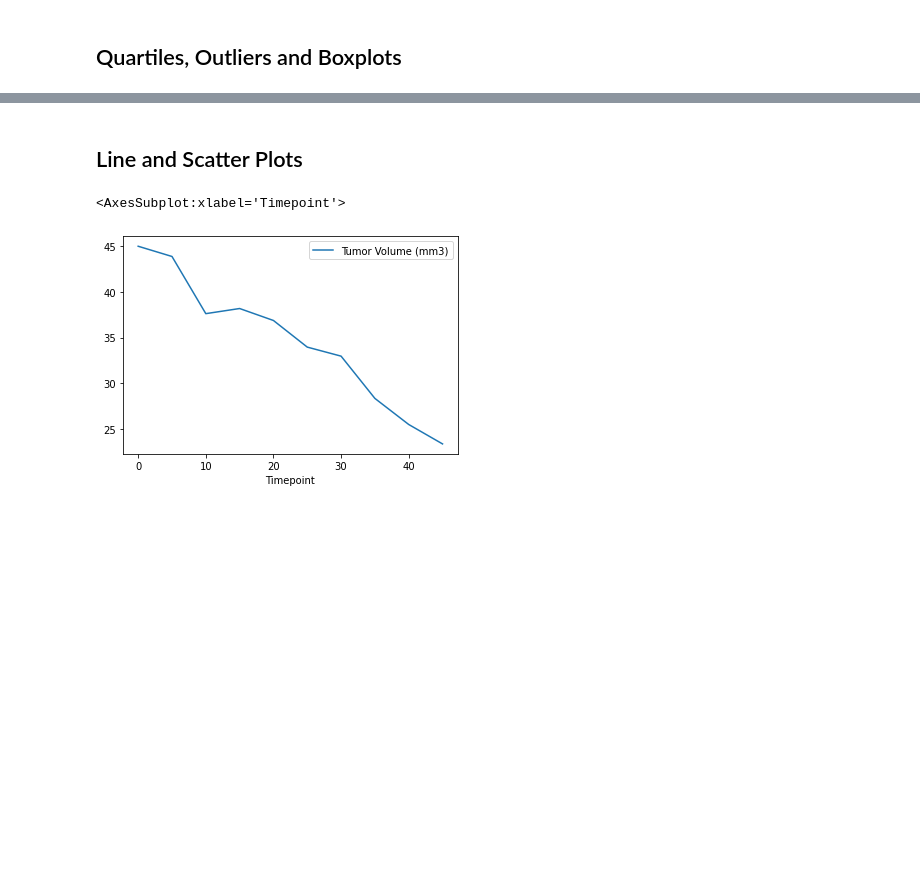
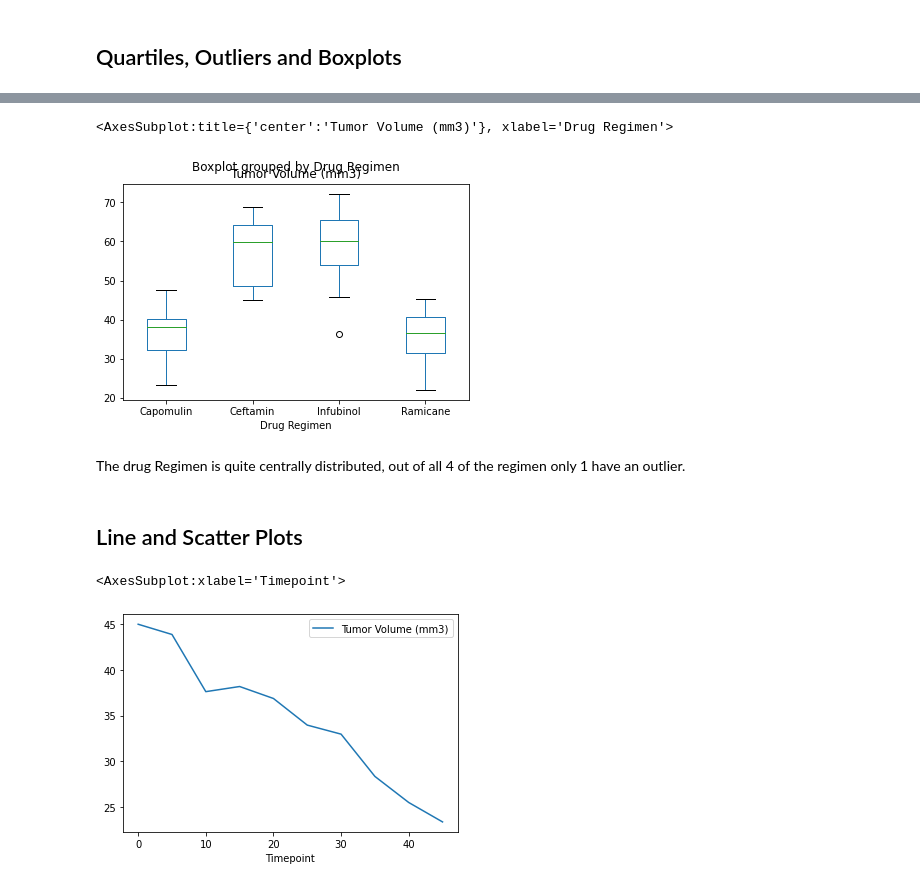
Before and after one commit to Ejwpls/matplotlib-challenge, a Jupyter notebook: Pymaceuticals/pymaceuticals_starter.ipynb, the cells around one changed output, grey strips where cells are left out. Saved outputs shown, nothing was run; the diff lists cells and outputs as text; code cells hidden in the pictures; blank space fills up the shorter version.

```diff
--- a/Pymaceuticals/pymaceuticals_starter.ipynb
+++ b/Pymaceuticals/pymaceuticals_starter.ipynb
@@ -138,12 +178,16 @@ plt.pie(size, labels = gender, colors=colors,autopct="%1.1f%%")
 # Calculate the final tumor volume of each mouse across four of the treatment regimens:
 # Capomulin, Ramicane, Infubinol, and Ceftamin
 
-drug_set = ['Capomulin', 'Raminca', 'Infubinol', 'Ceftamin']
+drug_set = ['Capomulin', 'Ramicane', 'Infubinol', 'Ceftamin']
 
 drugset_df = mousedrug_df
-drugset_df.reset_index()
+#drugset_df.reset_index()
 drugset_df = drugset_df[drugset_df['Drug Regimen'].isin(drug_set)]
 
+#Three seperate Boxplots
+#drugset_df.groupby('Drug Regimen').boxplot(column='Tumor Volume (mm3)');
+
+
 # Start by getting the last (greatest) timepoint for each mouse
-
 # Merge this group df with the original dataframe to get the tumor volume at the last timepoint
+# > Completed during creating mousedrug_df
@@ -180,5 +249,11 @@ for drug in drug_set:
 # %%
 # Generate a box plot of the final tumor volume of each mouse across four regimens of interest
+drugset_df.boxplot(by='Drug Regimen', column=['Tumor Volume (mm3)'], grid = False)
+# %% [output]
+<AxesSubplot:title={'center':'Tumor Volume (mm3)'}, xlabel='Drug Regimen'>
+[figure, added]
+# %% [markdown]
+The drug Regimen is quite centrally distributed, out of all 4 of the regimen only 1 have an outlier.
 # %% [markdown]
 ## Line and Scatter Plots
 # %%
```
Also changed, not shown: parts of 17 cells of this notebook.
